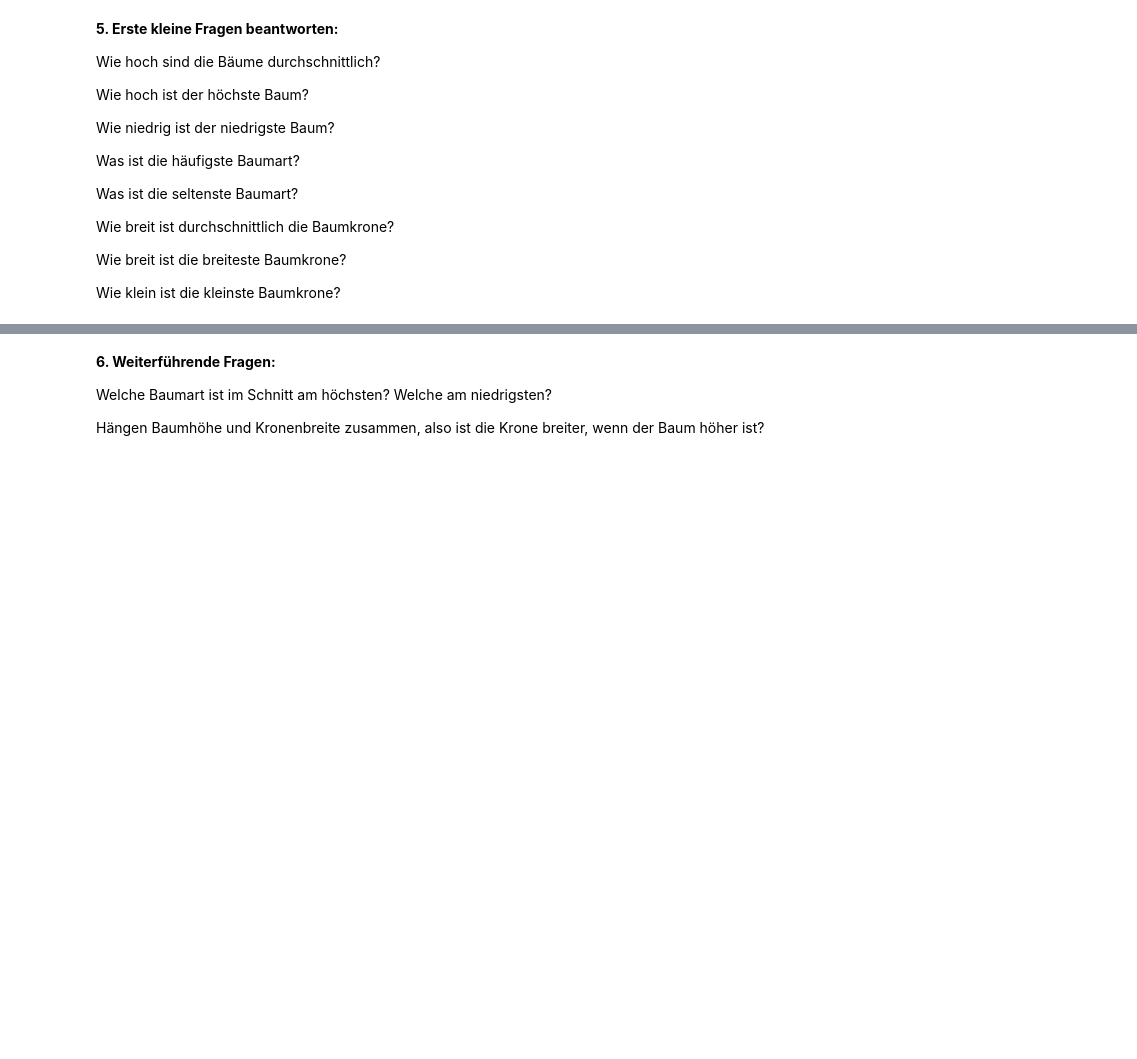
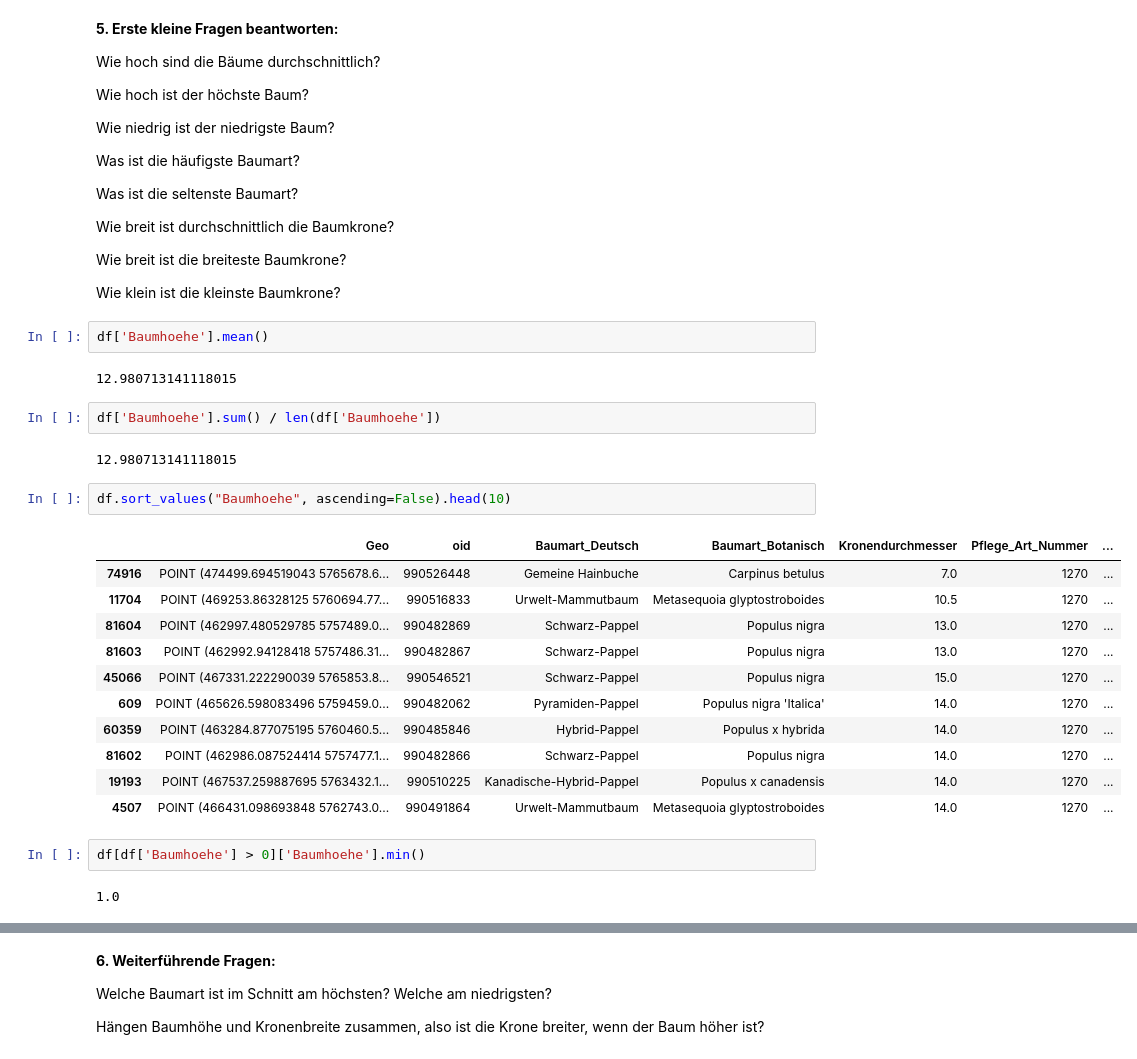
Before and after one commit to codeforbielefeld/baumkataster, a Jupyter notebook: Baumbestand Datensatz.ipynb, the cells around one changed output, grey strips where cells are left out. Drawn from its saved outputs; the diff is of its cells as text; blank space fills up the shorter version.

```diff
--- a/Baumbestand Datensatz.ipynb
+++ b/Baumbestand Datensatz.ipynb
@@ -48,3 +89,29 @@ Wie breit ist durchschnittlich die Baumkrone?
 Wie breit ist die breiteste Baumkrone?
 
 Wie klein ist die kleinste Baumkrone?
+# %%
+df['Baumhoehe'].mean()
+# %% [output]
+12.980713141118015
+# %%
+df['Baumhoehe'].sum() / len(df['Baumhoehe'])
+# %% [output]
+12.980713141118015
+# %%
+df.sort_values("Baumhoehe", ascending=False).head(10)
+# %% [output]
+|  | Geo | oid | Baumart_Deutsch | Baumart_Botanisch | Kronendurchmesser | Pflege_Art_Nummer | ... |
+| 74916 | POINT (474499.694519043 5765678.6... | 990526448 | Gemeine Hainbuche | Carpinus betulus | 7.0 | 1270 | ... |
+| 11704 | POINT (469253.86328125 5760694.77... | 990516833 | Urwelt-Mammutbaum | Metasequoia glyptostroboides | 10.5 | 1270 | ... |
+| 81604 | POINT (462997.480529785 5757489.0... | 990482869 | Schwarz-Pappel | Populus nigra | 13.0 | 1270 | ... |
+| 81603 | POINT (462992.94128418 5757486.31... | 990482867 | Schwarz-Pappel | Populus nigra | 13.0 | 1270 | ... |
+| 45066 | POINT (467331.222290039 5765853.8... | 990546521 | Schwarz-Pappel | Populus nigra | 15.0 | 1270 | ... |
+| 609 | POINT (465626.598083496 5759459.0... | 990482062 | Pyramiden-Pappel | Populus nigra 'Italica' | 14.0 | 1270 | ... |
+| 60359 | POINT (463284.877075195 5760460.5... | 990485846 | Hybrid-Pappel | Populus x hybrida | 14.0 | 1270 | ... |
+| 81602 | POINT (462986.087524414 5757477.1... | 990482866 | Schwarz-Pappel | Populus nigra | 14.0 | 1270 | ... |
+| 19193 | POINT (467537.259887695 5763432.1... | 990510225 | Kanadische-Hybrid-Pappel | Populus x canadensis | 14.0 | 1270 | ... |
+| 4507 | POINT (466431.098693848 5762743.0... | 990491864 | Urwelt-Mammutbaum | Metasequoia glyptostroboides | 14.0 | 1270 | ... |
+# %%
+df[df['Baumhoehe'] > 0]['Baumhoehe'].min()
+# %% [output]
+1.0
```
Also changed, not shown: parts of 17 cells of this notebook, 1 other file.
